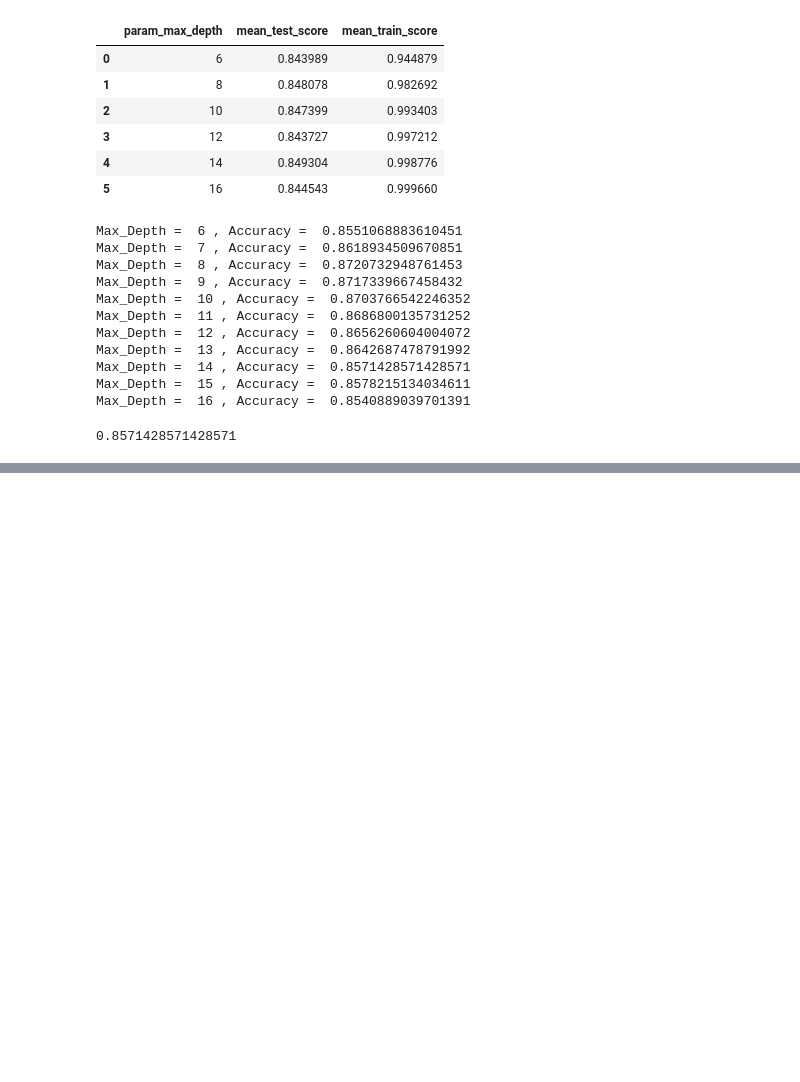
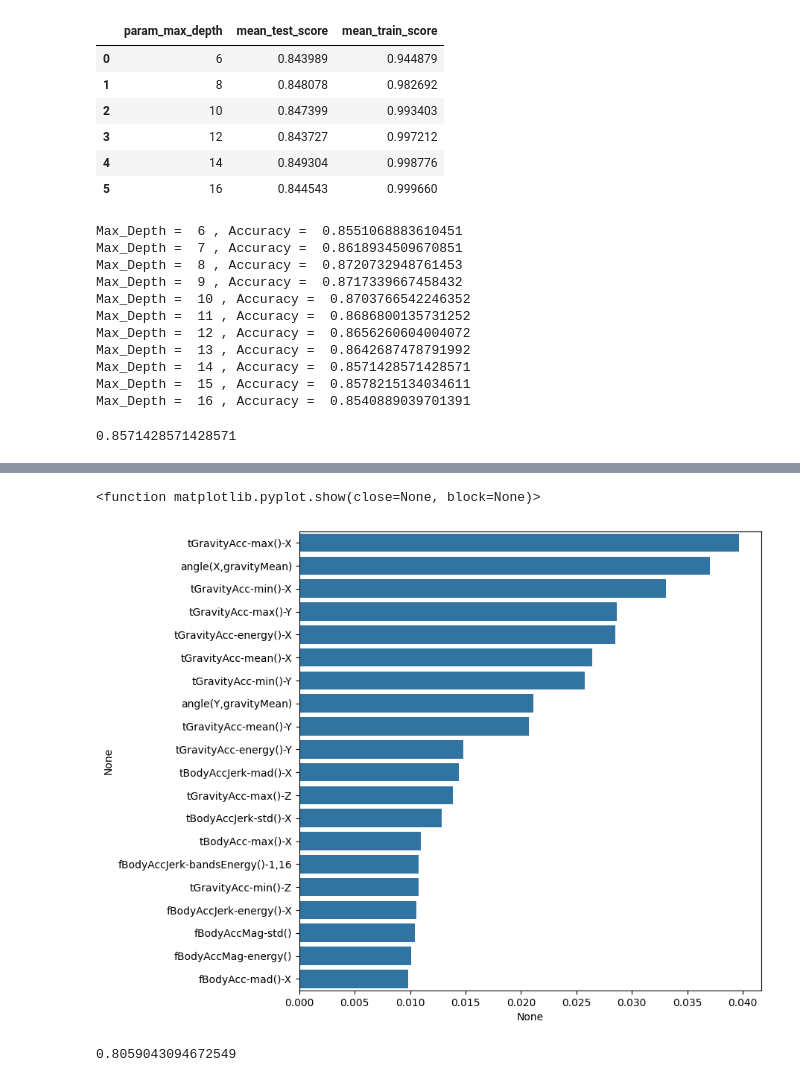
Before and after one commit to OProcessing/Bootcamp_addinedu, a Jupyter notebook: 07.ML/src/0503_W11D5C7_HAR.ipynb, the cells around one changed output, grey strips where cells are left out. Cells and saved outputs as stored; diff of their text form; code cells hidden in the pictures; blank space fills up the shorter version.

```diff
--- a/07.ML/src/0503_W11D5C7_HAR.ipynb
+++ b/07.ML/src/0503_W11D5C7_HAR.ipynb
@@ -135,0 +148,5 @@ KeyError: "['param_n_estimators'] not in index"
+# %%
+rf_clf_best = grid_cv.best_estimator_
+rf_clf_best.fit(x_train, y_train)
+pred1 = rf_clf_best.predict(x_test)
+accuracy
@@ -135,0 +155,5 @@ KeyError: "['param_n_estimators'] not in index"
+# %%
+best_cols_values = rf_clf_best.feature_importances_
+best_cols = pd.Series(best_cols_values, index=x_train.columns)
+top20_cols = best_cols.sort_values(ascending=False)[:20]
+top20_cols
@@ -135,0 +178,16 @@ KeyError: "['param_n_estimators'] not in index"
+# %%
+plt.figure(figsize=(8,8))
+sns.barplot(x=top20_cols, y=top20_cols.index)
+plt.show
+# %% [output]
+<function matplotlib.pyplot.show(close=None, block=None)>
+[figure, added]
+# %%
+x_train_re = x_train[top20_cols.index]
+x_test_re = x_test[top20_cols.index]
+rf_clf_best_re = grid_cv.best_estimator_
+rf_clf_best_re.fit(x_train_re, y_train.values.reshape(-1,))
+pred1_re = rf_clf_best_re.predict(x_test_re)
+accuracy_score(y_test, pred1_re)
+# %% [output]
+0.8059043094672549
```
Also changed, not shown: parts of 13 cells of this notebook, 3 other files.
